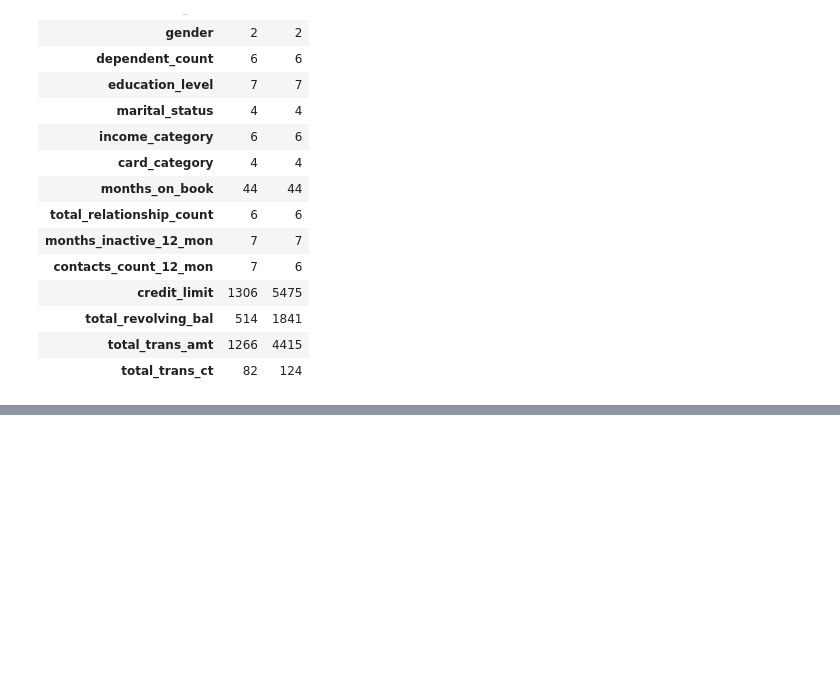
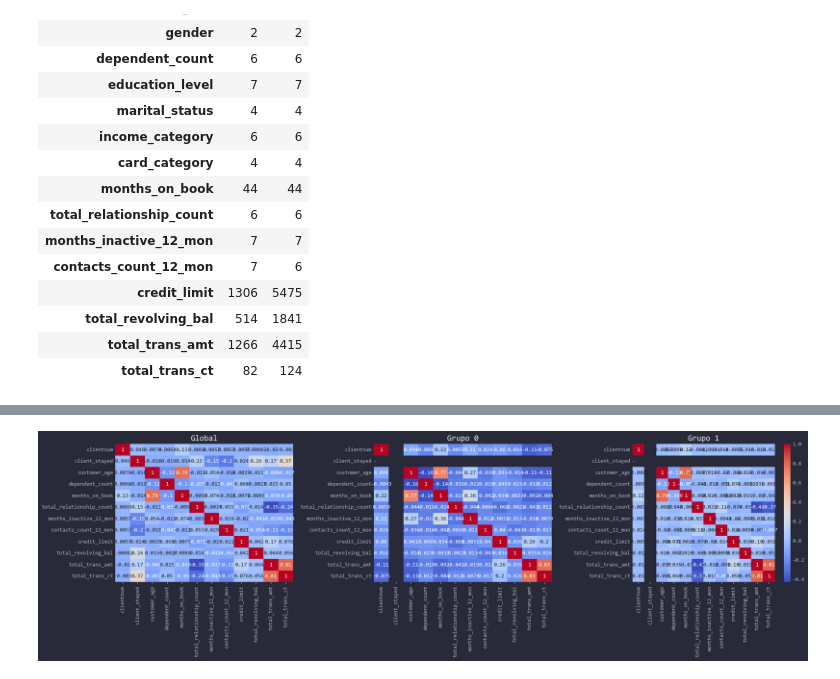
Before and after one commit to Toutl/Data-Processing-Laboratory, a Jupyter notebook: Examenes/III/02_eduardo.ipynb, the cells around one changed output, grey strips where cells are left out. Saved outputs shown, nothing was run; the diff lists cells and outputs as text; code cells hidden in the pictures; blank space fills up the shorter version.

```diff
--- a/Examenes/III/02_eduardo.ipynb
+++ b/Examenes/III/02_eduardo.ipynb
@@ -228,0 +285,16 @@ granularidad_por_grupo
+# %%
+fig, axes = plt.subplots(1, 3, figsize=(20, 6))
+
+sns.heatmap(corr_global, annot=True, cmap='coolwarm', ax=axes[0], cbar=False)
+axes[0].set_title("Global")
+
+sns.heatmap(corr_group0, annot=True, cmap='coolwarm', ax=axes[1], cbar=False)
+axes[1].set_title("Grupo 0")
+
+sns.heatmap(corr_group1, annot=True, cmap='coolwarm', ax=axes[2])
+axes[2].set_title("Grupo 1")
+
+plt.tight_layout()
+plt.show()
+# %% [output]
+[figure, added]
```
Also changed, not shown: parts of 2 cells of this notebook.
